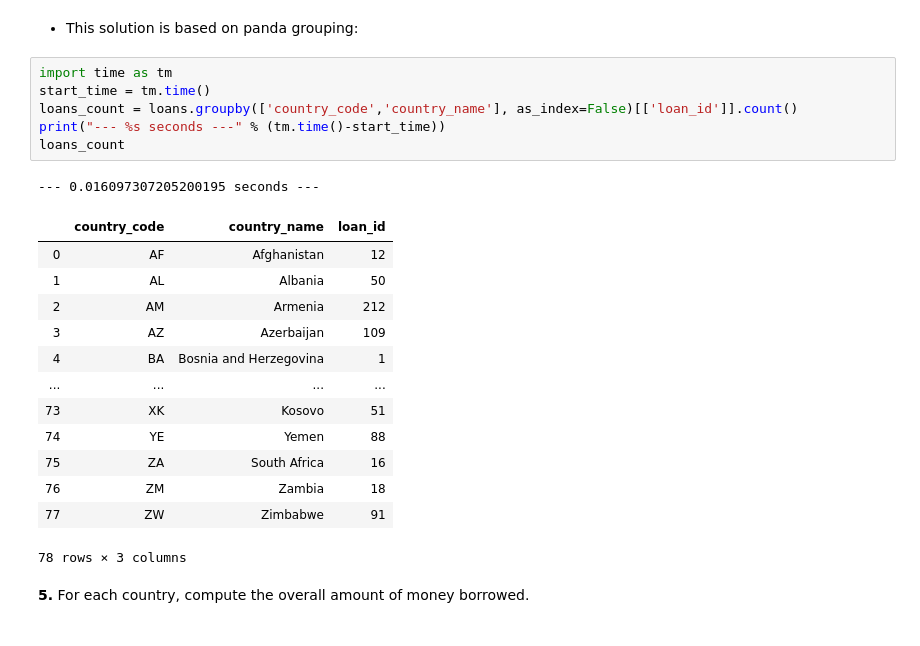
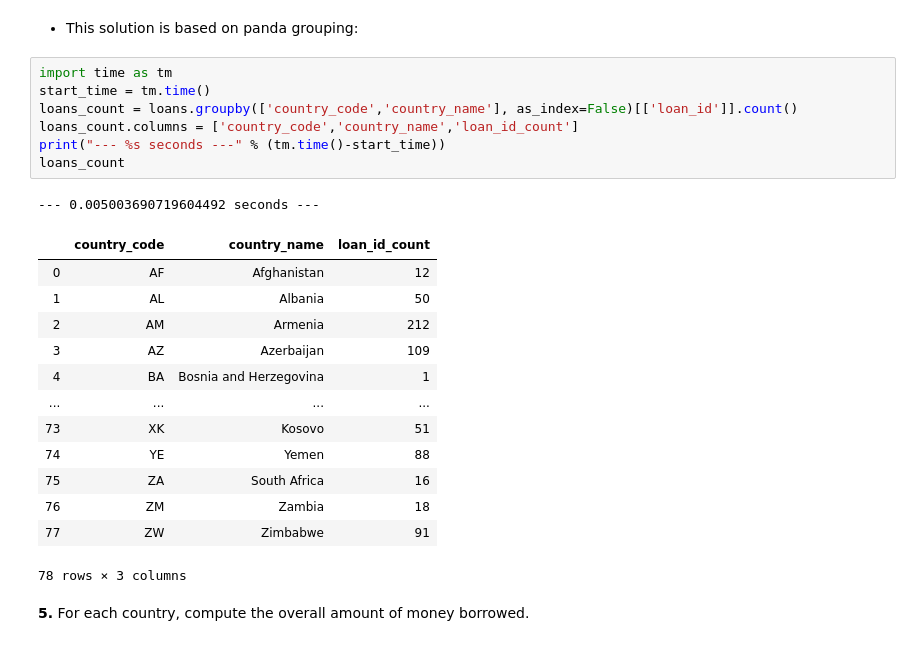
Before and after one commit to vladofilipovic/Foundation_CS_Project, a Jupyter notebook: project/solution-01-primary.ipynb, the cells around one changed output. Cells and saved outputs as stored; diff of their text form.

```diff
--- a/project/solution-01-primary.ipynb
+++ b/project/solution-01-primary.ipynb
@@ -194,12 +194,13 @@ lenders_funded_2_more
 # %%
 import time as tm
 start_time = tm.time()
 loans_count = loans.groupby(['country_code','country_name'], as_index=False)[['loan_id']].count()
+loans_count.columns = ['country_code','country_name','loan_id_count']
 print("--- %s seconds ---" % (tm.time()-start_time))
 loans_count
 # %% [output]
---- 0.016097307205200195 seconds ---
+--- 0.005003690719604492 seconds ---
-|  | country_code | country_name | loan_id |
+|  | country_code | country_name | loan_id_count |
 | 0 | AF | Afghanistan | 12 |
 | 1 | AL | Albania | 50 |
 | 2 | AM | Armenia | 212 |
```
Also changed, not shown: parts of 15 cells of this notebook.
